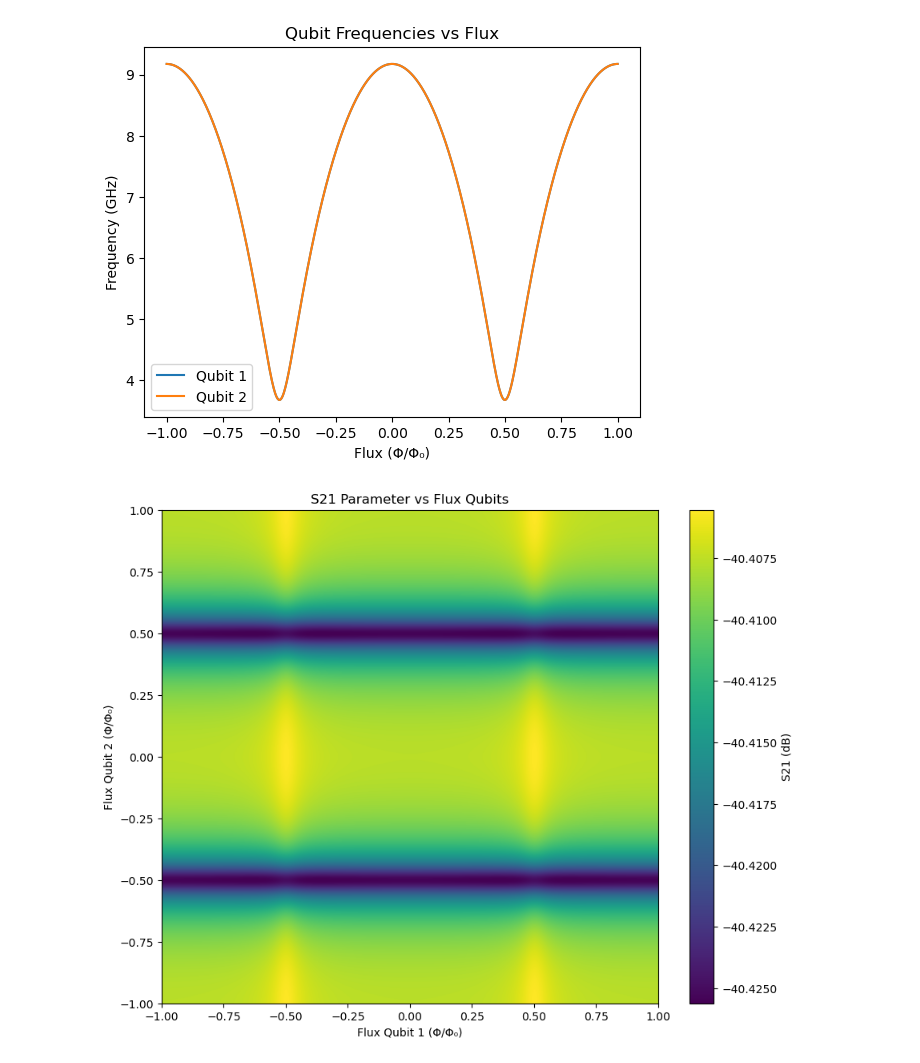
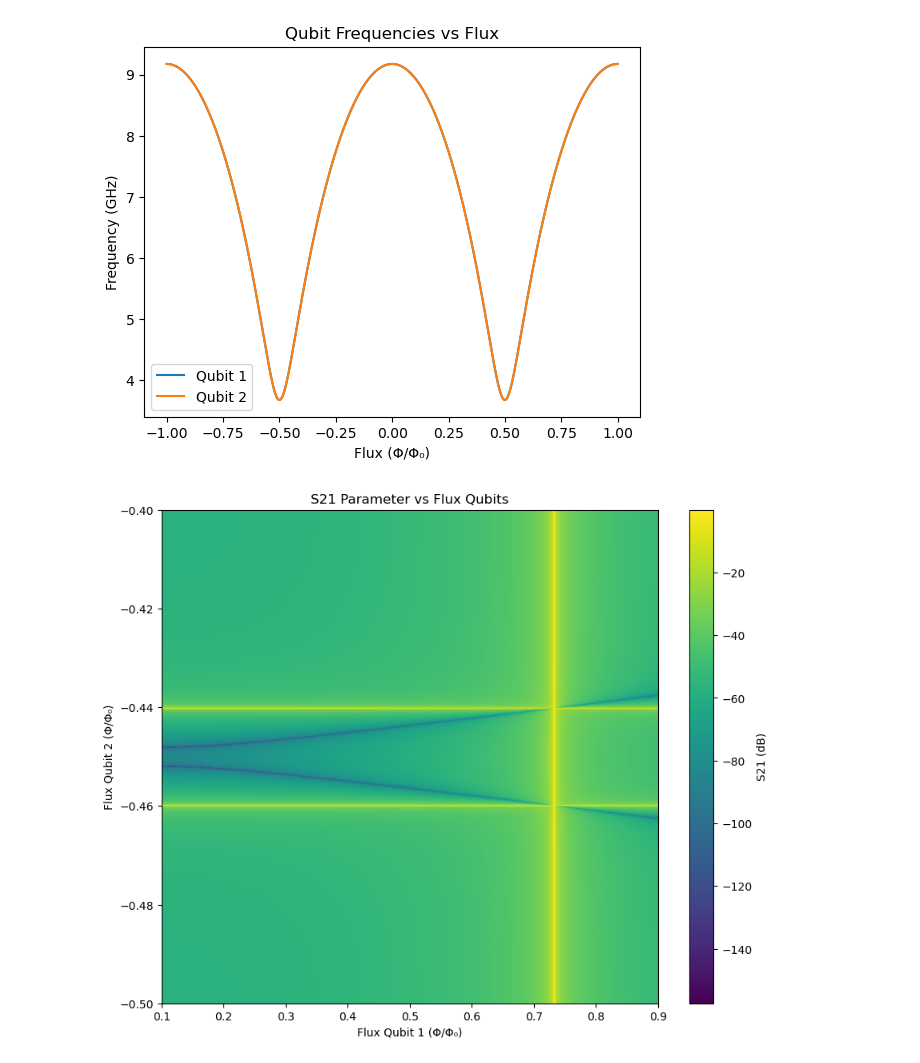
Before and after one commit to foysalx/TwoQubitHeatValve, a Jupyter notebook: 2QHVABCD.ipynb, the cells around one changed output. Cells and saved outputs as stored; diff of their text form; code cells hidden in the pictures.

Commit message:
Added ABCD matrix

```diff
--- a/2QHVABCD.ipynb
+++ b/2QHVABCD.ipynb
@@ -123,7 +137,7 @@ l5 = l_f/4
 l6 = l_f/4
 # %%
-phi_q1_values = np.linspace(-1, 1, N) * phi_0
-phi_q2_values = np.linspace(-1, 1, N) * phi_0
+phi_q1_values = np.linspace(0.1, 0.9, N) * phi_0
+phi_q2_values = np.linspace(-0.5, -0.4, N) * phi_0
 S_21_vals = np.zeros((N,N), dtype=complex)
 f_q1_vals = np.zeros(N)
 f_q2_vals = np.zeros(N)
@@ -132,7 +146,7 @@ Z_open_1 = Z_open(Z_0, l3, w_r*np.sqrt(res_cpw_param_set['inductance'] * res_cpw
 ABCD_open_1 = ABCD_component(Z_open_1, Ad=True)
 Z_open_2 = Z_open(Z_0, l4, w_r*np.sqrt(res_cpw_param_set['inductance'] * res_cpw_param_set['capacitance']))
 ABCD_open_2 = ABCD_component(Z_open_2, Ad=True)
-Z_coupling = Z_coupling(C_c, w_r)
+Z_cc = Z_coupling(C_c, w_r)
 
 
 
@@ -143,27 +157,34 @@ Z_l6 = ABCD_line(Z_0, l6, w_r*np.sqrt(res_cpw_param_set['inductance'] * res_cpw_
 
 
 for i1, phi_q1 in enumerate(phi_q1_values):
-    E_j1 = E_j0 * np.abs(np.cos(np.pi * phi_q1 / phi_0)) * np.sqrt(1 + d**2 * np.tan(np.pi * phi_q1 / phi_0)**2)
+    E_j1 = E_j0 * np.sqrt(np.cos(np.pi * phi_q1 / phi_0)**2
+                     + d**2 * np.sin(np.pi * phi_q1 / phi_0)**2)
     f_q1 = (np.sqrt(8*E_j1*E_c)-E_c)/h
     f_q1_vals[i1] = f_q1
-    L_J1 = 1 / ((2 * np.pi * f_q1)**2 * C_T)
-    Z_qubit_1 = np.sqrt(L_J1 / C_T)
-    Z1 = Z_qubit_1 + 2*Z_coupling
+    omega_q1 = 2 * np.pi * f_q1
+    Z_qc = 1/(1j*omega_q1*C_T)
+    Z_ql = 1j*omega_q1*L_T
+    Z_qubit_1 = (1/Z_qc + 1/Z_ql)**(-1)  #1 / ((1j * w_r * C_T * (1 - (omega_q1 / w_r)**2) + 1e-10))
+    Z1 = Z_qubit_1 + 2*Z_cc
     ABCD_qubit_1 = ABCD_component(Z1, Ad=False)
-    ABCD_box_1 = Z_l1 @ ABCD_qubit_1 @ Z_l6
-    Y_box_1 = ABCD_to_Y(ABCD_box_1)
+    Y_inner_1 = ABCD_to_Y(ABCD_qubit_1)
     for i2, phi_q2 in enumerate(phi_q2_values):
-        E_j2 = E_j0 * np.abs(np.cos(np.pi * phi_q2 / phi_0)) * np.sqrt(1 + d**2 * np.tan(np.pi * phi_q2 / phi_0)**2)
+        E_j2 = E_j0 * np.sqrt(np.cos(np.pi * phi_q2 / phi_0)**2
+                         + d**2 * np.sin(np.pi * phi_q2 / phi_0)**2)
         f_q2 = (np.sqrt(8*E_j2*E_c)-E_c)/h
-        L_J2 = 1 / ((2 * np.pi * f_q2)**2 * C_T)
-        Z_qubit_2 = np.sqrt(L_J2 / C_T)
+        omega_q2 = 2 * np.pi * f_q2
+        #Z_qubit_2 = 1 / ((1j * w_r * C_T * (1 - (omega_q2 / w_r)**2) + 1e-10))
+        Z_qc_2 = 1/(1j*omega_q2*C_T)
+        Z_ql_2 = 1j*omega_q2*L_T
+        Z_qubit_2 = (1/Z_qc_2 + 1/Z_ql_2)**(-1)
         f_q2_vals[i2] = f_q2
-        Z2 = Z_qubit_2 + 2*Z_coupling
+        Z2 = Z_qubit_2 + 2*Z_cc
         ABCD_qubit_2 = ABCD_component(Z2, Ad=False)
-        ABCD_box_2 = Z_l2 @ ABCD_open_1 @ ABCD_qubit_2 @ ABCD_open_2 @ Z_l5
-        Y_box_2 = ABCD_to_Y(ABCD_box_2)
-        Y_total = Y_box_1 + Y_box_2
-        S_21_vals[i1, i2] = Y_to_S21(Y_total, Z_0)
+        Y_inner_2 = ABCD_to_Y(Z_l2 @ ABCD_open_1 @ ABCD_qubit_2 @ ABCD_open_2 @ Z_l5)
+        Y_inner = Y_inner_1 + Y_inner_2
+        ABCD_inner = Y_to_ABCD(Y_inner)
+        ABCD_total = Z_l1 @ ABCD_inner @ Z_l6
+        S_21_vals[i1, i2] = ABCD_to_S21(ABCD_total, Z_0)
 # %%
 # Check to see whether qubits cross the resonator frequency. Note; it does
 
@@ -179,16 +200,16 @@ plt.show()
 # %%
 plt.figure(figsize=(10, 8))
 plt.imshow(
     20 * np.log10(np.abs(S_21_vals)),
-    extent=(-1, 1, -1, 1),
+    extent=(0.1, 0.9, -0.5, -0.4),
     origin='lower',
     aspect='auto',
     cmap='viridis'
 )
 plt.colorbar(label='S21 (dB)')
 plt.xlabel('Flux Qubit 1 (Φ/Φ₀)')
 plt.ylabel('Flux Qubit 2 (Φ/Φ₀)')
 plt.title('S21 Parameter vs Flux Qubits')
 plt.show()
 # %% [output]
-[figure, old version]
+[figure, new version]
```
Also changed, not shown: parts of 2 cells of this notebook.
